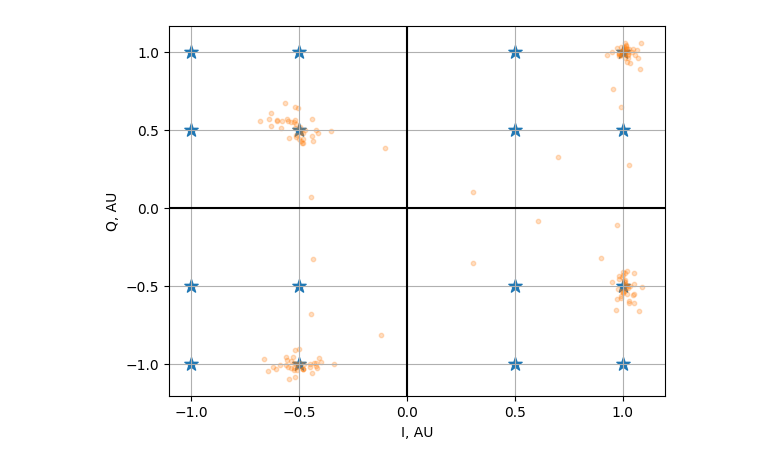
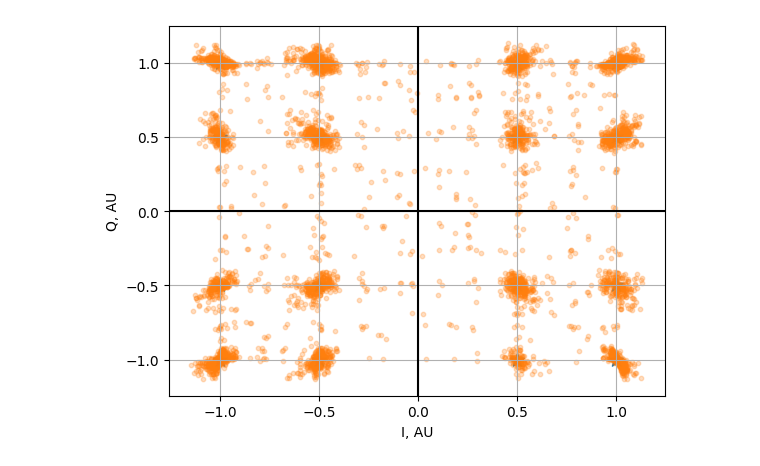
Before and after one commit to ivknv/tf-ofcs, a Jupyter notebook: optical_communication_system.ipynb, the cells around one changed output. Drawn from its saved outputs; the diff is of its cells as text; code cells hidden in the pictures.

```diff
--- a/optical_communication_system.ipynb
+++ b/optical_communication_system.ipynb
@@ -126,9 +170,9 @@ Wall time: 7.44 s
 # %%
 plt.axhline(0.0, color="black")
 plt.axvline(0.0, color="black")
 plt.grid()
 plot_iq_constellation(qam16_constellation, s=100, marker="*")
-plot_iq_constellation(system.find_child("qam_receiver").output, s=10, iq_units=(88.0, "AU"), alpha=0.25)
+plot_iq_constellation(system.find_child("receiver_output").output, s=10, iq_units=(3.75e4, "AU"), alpha=0.25)
 # %% [output]
-[figure, old version]
+[figure, new version]
 # %%
```
Also changed, not shown: parts of 13 cells of this notebook, 4 other files.
